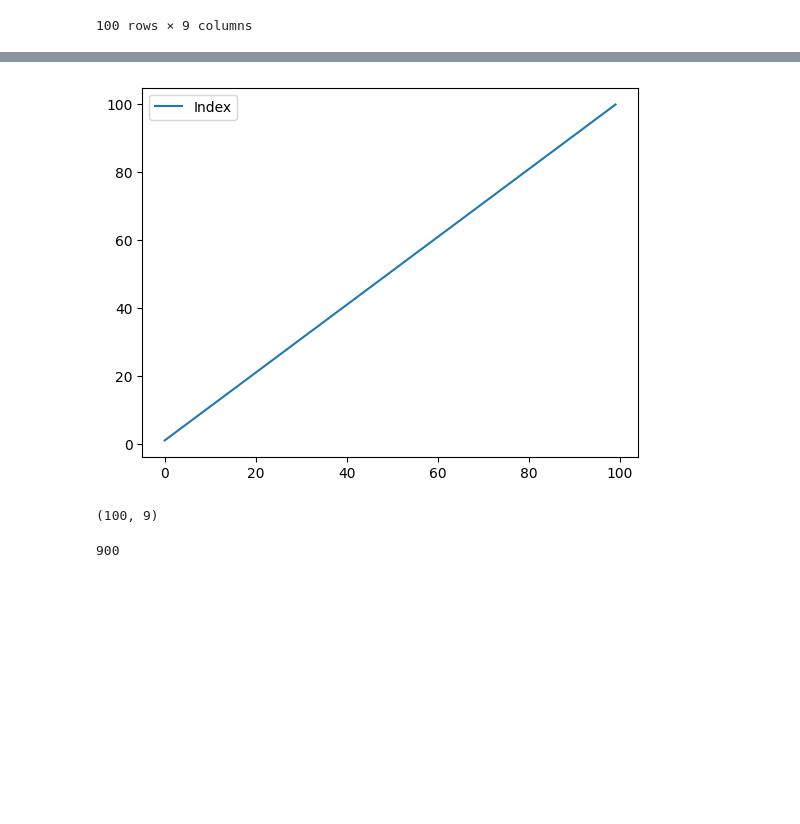
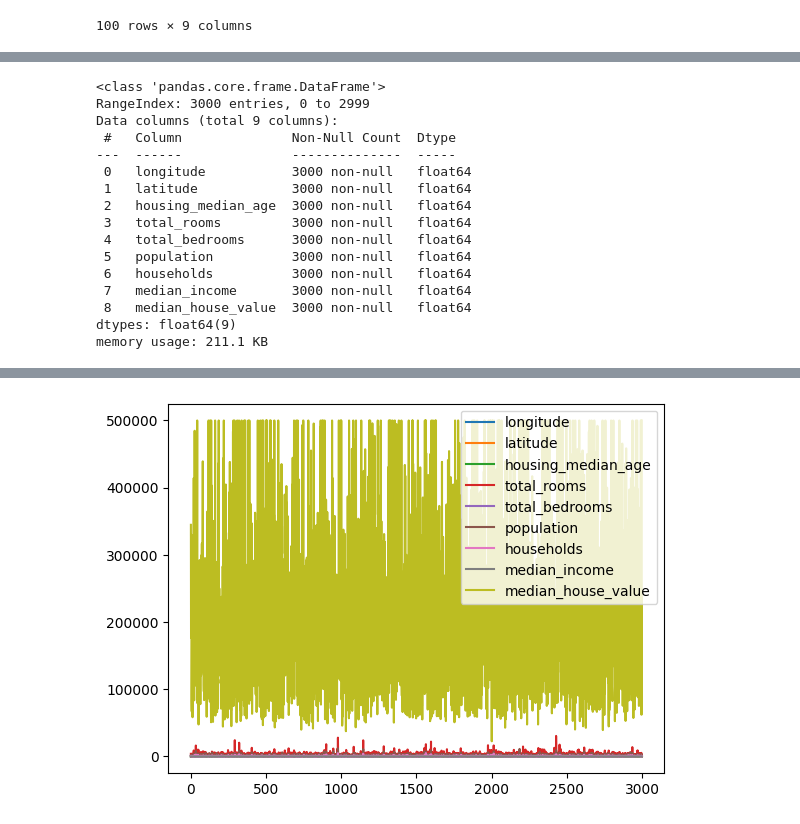
Before and after one commit to ShaikSameerBasha1503/pandas-practise, a Jupyter notebook: Untitled3.ipynb, the cells around one changed output, grey strips where cells are left out. Cells and saved outputs as stored; diff of their text form; code cells hidden in the pictures; blank space fills up the shorter version.

```diff
--- a/Untitled3.ipynb
+++ b/Untitled3.ipynb
@@ -20,3 +20,8 @@ df
 | 98 | 99 | Adc7ad9B6e4A1Fe | Summer | Oconnell | Female | alexiscantrell@example.org | 001-273-685-6932x092 | 2012-04-12 | Broadcast journalist |
 | 99 | 100 | b8D0aD3490FC7e1 | Mariah | Bernard | Male | pcopeland@example.org | (341)594-6554x44657 | 2016-11-15 | IT sales professional |
 100 rows × 9 columns
+# %%
+import pandas as pd
+import numpy as np
+df = pd.read_csv("/content/sample_data/california_housing_test.csv")
+df
@@ -23,7 +42,23 @@ df
 # %%
-df.head(10)
+df.plot()
+df.head()
 df.tail()
-df.plot()
-df.shape
+df.info()
 df.describe()
 # %% [output]
+<class 'pandas.core.frame.DataFrame'>
+RangeIndex: 3000 entries, 0 to 2999
+Data columns (total 9 columns):
+ #   Column              Non-Null Count  Dtype
+---  ------              --------------  -----
+ 0   longitude           3000 non-null   float64
+ 1   latitude            3000 non-null   float64
+ 2   housing_median_age  3000 non-null   float64
+ 3   total_rooms         3000 non-null   float64
+ 4   total_bedrooms      3000 non-null   float64
+ 5   population          3000 non-null   float64
+ 6   households          3000 non-null   float64
+ 7   median_income       3000 non-null   float64
+ 8   median_house_value  3000 non-null   float64
+dtypes: float64(9)
+memory usage: 211.1 KB
@@ -39,9 +74 @@ df.describe()
-[figure, old version]
+[figure, new version]
-# %%
-df.shape
-# %% [output]
-(100, 9)
-# %%
-df.size
-# %% [output]
-900
```
Also changed, not shown: parts of 3 cells of this notebook.
